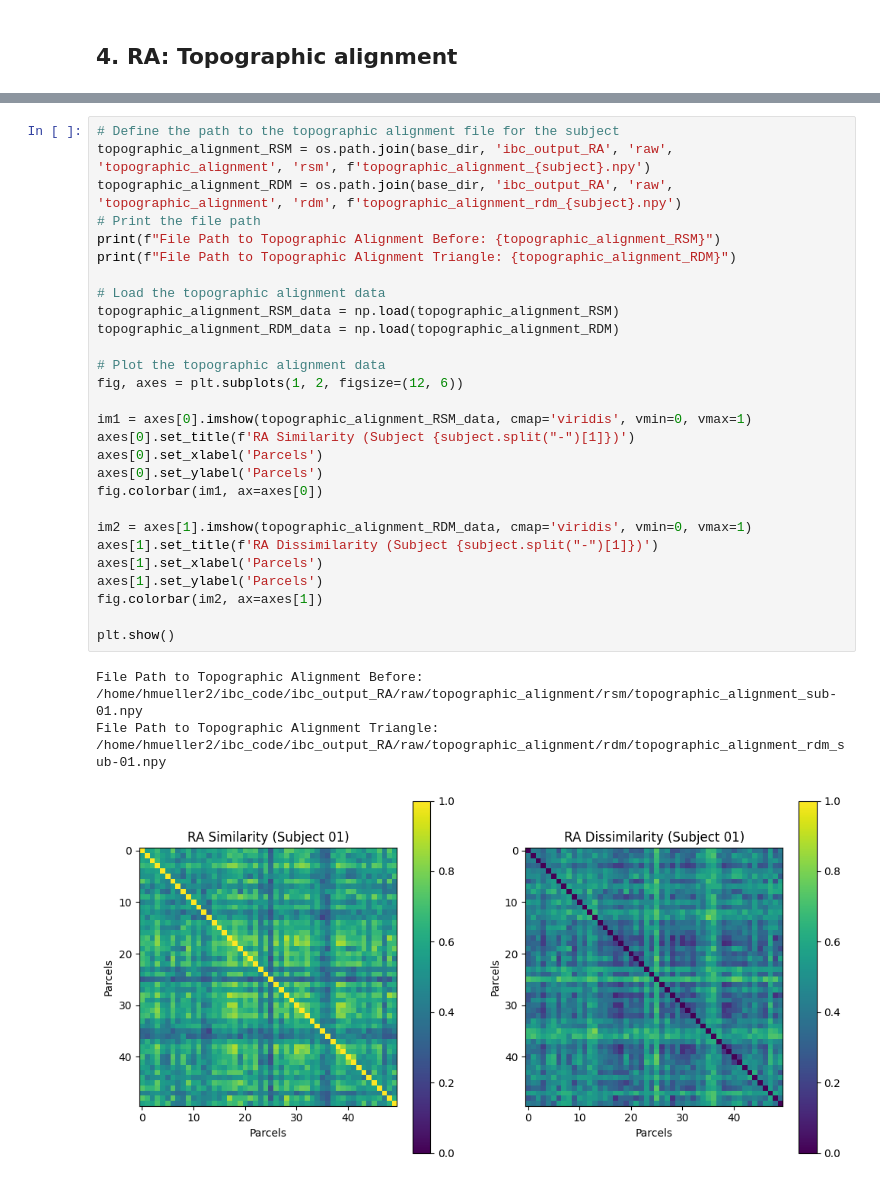
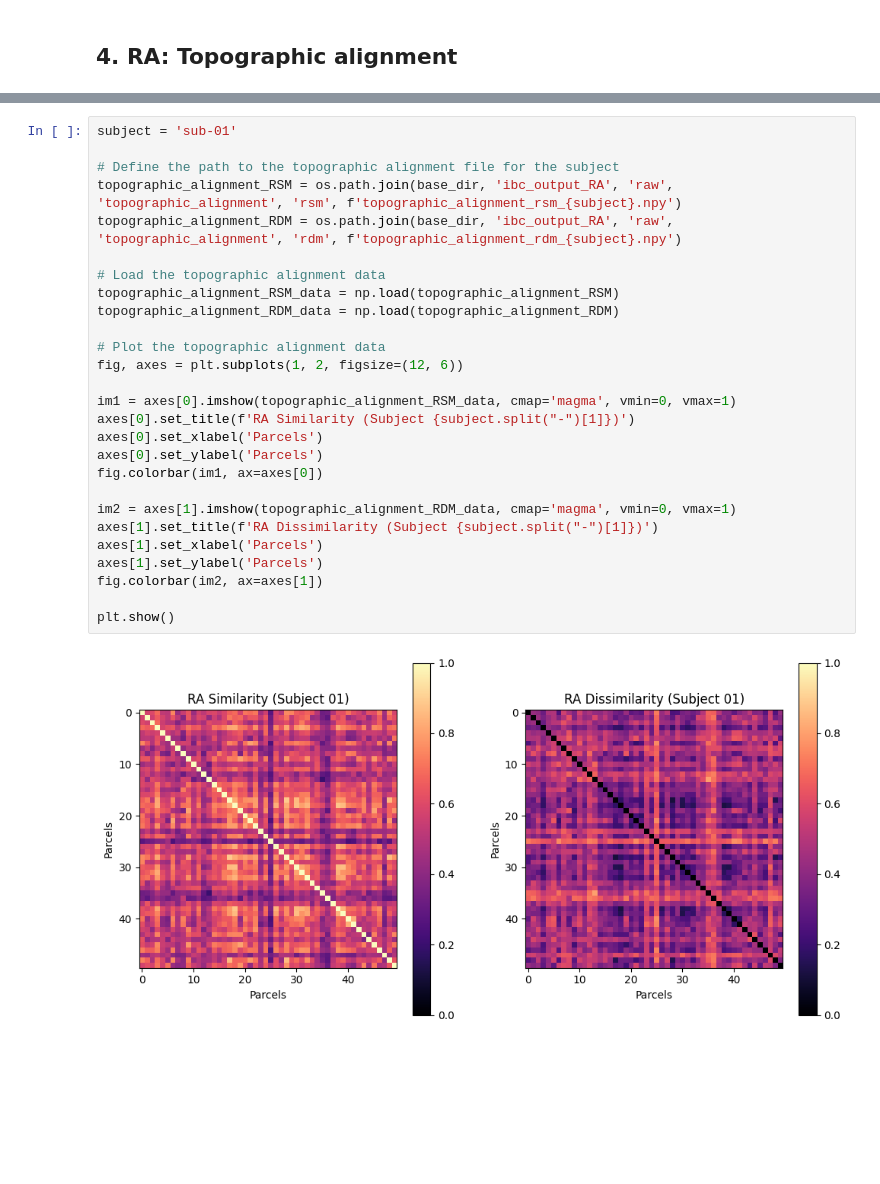
Before and after one commit to Cognitive-Neuroscience-Neurotechnology/ibc_latent, a Jupyter notebook: RSA/RSM_Visualization.ipynb, the cells around one changed output, grey strips where cells are left out. Drawn from its saved outputs; the diff is of its cells as text; blank space fills up the shorter version.

```diff
--- a/RSA/RSM_Visualization.ipynb
+++ b/RSA/RSM_Visualization.ipynb
@@ -184,32 +160,29 @@ Triangle-RA value for L_TE1p vs R_IP2: 0.5383531833034693
 # %%
+subject = 'sub-01'
+
 # Define the path to the topographic alignment file for the subject
-topographic_alignment_RSM = os.path.join(base_dir, 'ibc_output_RA', 'raw', 'topographic_alignment', 'rsm', f'topographic_alignment_{subject}.npy')
+topographic_alignment_RSM = os.path.join(base_dir, 'ibc_output_RA', 'raw', 'topographic_alignment', 'rsm', f'topographic_alignment_rsm_{subject}.npy')
 topographic_alignment_RDM = os.path.join(base_dir, 'ibc_output_RA', 'raw', 'topographic_alignment', 'rdm', f'topographic_alignment_rdm_{subject}.npy')
-# Print the file path
-print(f"File Path to Topographic Alignment Before: {topographic_alignment_RSM}")
-print(f"File Path to Topographic Alignment Triangle: {topographic_alignment_RDM}")
 
 # Load the topographic alignment data
 topographic_alignment_RSM_data = np.load(topographic_alignment_RSM)
 topographic_alignment_RDM_data = np.load(topographic_alignment_RDM)
 
 # Plot the topographic alignment data
 fig, axes = plt.subplots(1, 2, figsize=(12, 6))
 
-im1 = axes[0].imshow(topographic_alignment_RSM_data, cmap='viridis', vmin=0, vmax=1)
+im1 = axes[0].imshow(topographic_alignment_RSM_data, cmap='magma', vmin=0, vmax=1)
 axes[0].set_title(f'RA Similarity (Subject {subject.split("-")[1]})')
 axes[0].set_xlabel('Parcels')
 axes[0].set_ylabel('Parcels')
 fig.colorbar(im1, ax=axes[0])
 
-im2 = axes[1].imshow(topographic_alignment_RDM_data, cmap='viridis', vmin=0, vmax=1)
+im2 = axes[1].imshow(topographic_alignment_RDM_data, cmap='magma', vmin=0, vmax=1)
 axes[1].set_title(f'RA Dissimilarity (Subject {subject.split("-")[1]})')
 axes[1].set_xlabel('Parcels')
 axes[1].set_ylabel('Parcels')
 fig.colorbar(im2, ax=axes[1])
 
 plt.show()
 # %% [output]
-File Path to Topographic Alignment Before: /home/hmueller2/ibc_code/ibc_output_RA/raw/topographic_alignment/rsm/topographic_alignment_sub-01.npy
-File Path to Topographic Alignment Triangle: /home/hmueller2/ibc_code/ibc_output_RA/raw/topographic_alignment/rdm/topographic_alignment_rdm_sub-01.npy
-[figure, old version]
+[figure, new version]
```
Also changed, not shown: parts of 6 cells of this notebook.
